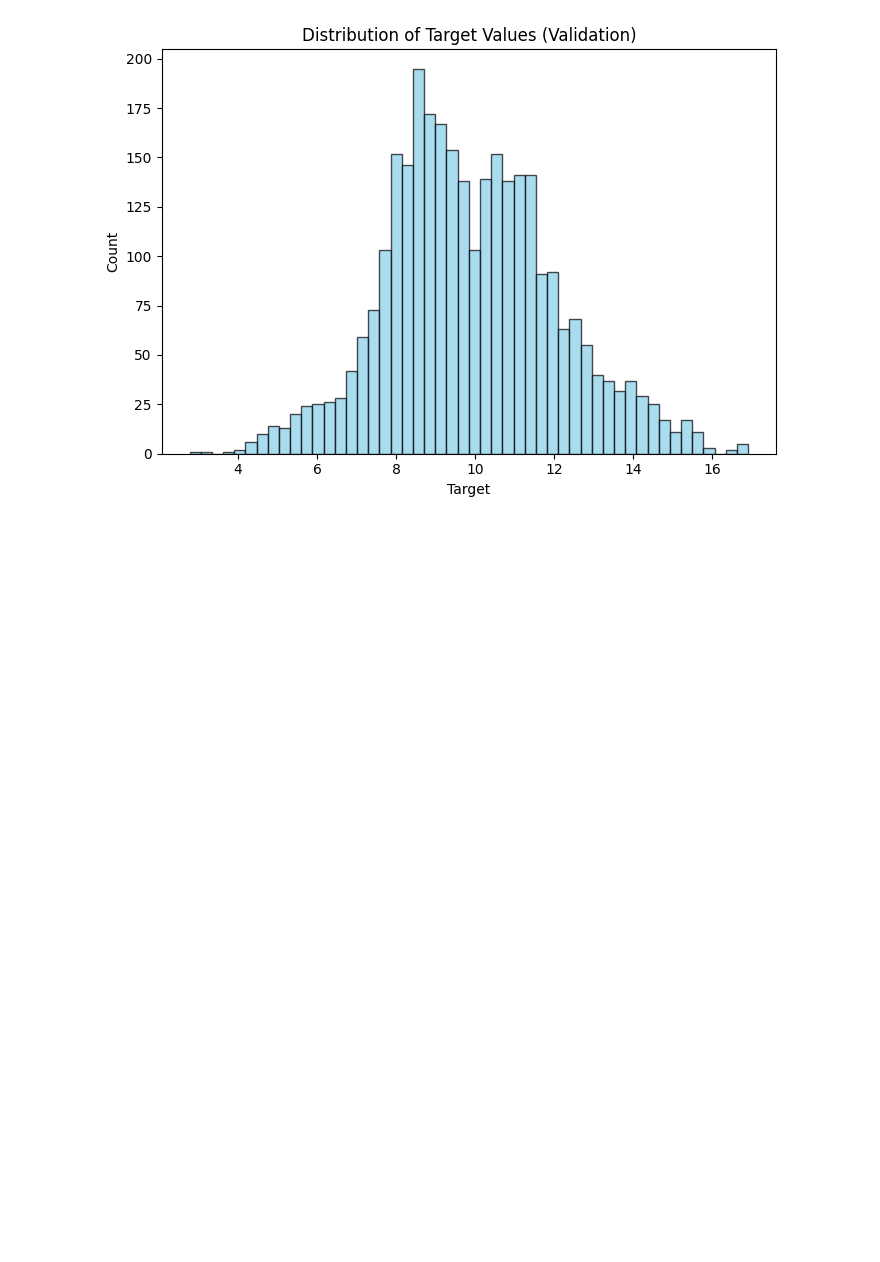
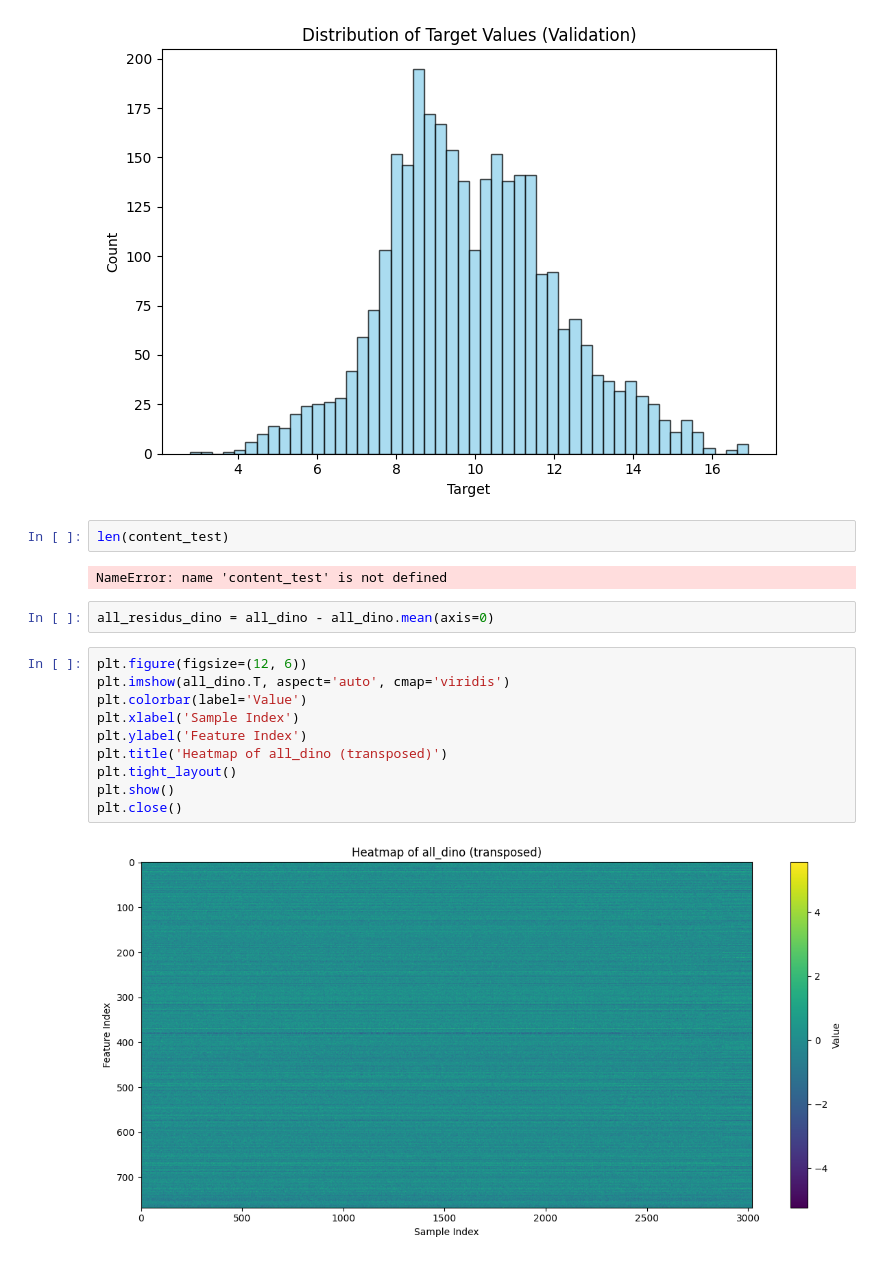
Before and after one commit to keyvanatt/MODAL, a Jupyter notebook: analyseModele.ipynb, the cells around one changed output. Cells and saved outputs as stored; diff of their text form; blank space fills up the shorter version.

```diff
--- a/analyseModele.ipynb
+++ b/analyseModele.ipynb
@@ -209,3 +290,21 @@ plt.show()
 plt.close()
 # %% [output]
 [figure]
+# %%
+len(content_test)
+# %% [output]
+NameError: name 'content_test' is not defined
+# %%
+all_residus_dino = all_dino - all_dino.mean(axis=0)
+# %%
+plt.figure(figsize=(12, 6))
+plt.imshow(all_dino.T, aspect='auto', cmap='viridis')
+plt.colorbar(label='Value')
+plt.xlabel('Sample Index')
+plt.ylabel('Feature Index')
+plt.title('Heatmap of all_dino (transposed)')
+plt.tight_layout()
+plt.show()
+plt.close()
+# %% [output]
+[figure, added]
```
Also changed, not shown: parts of 23 cells of this notebook.
